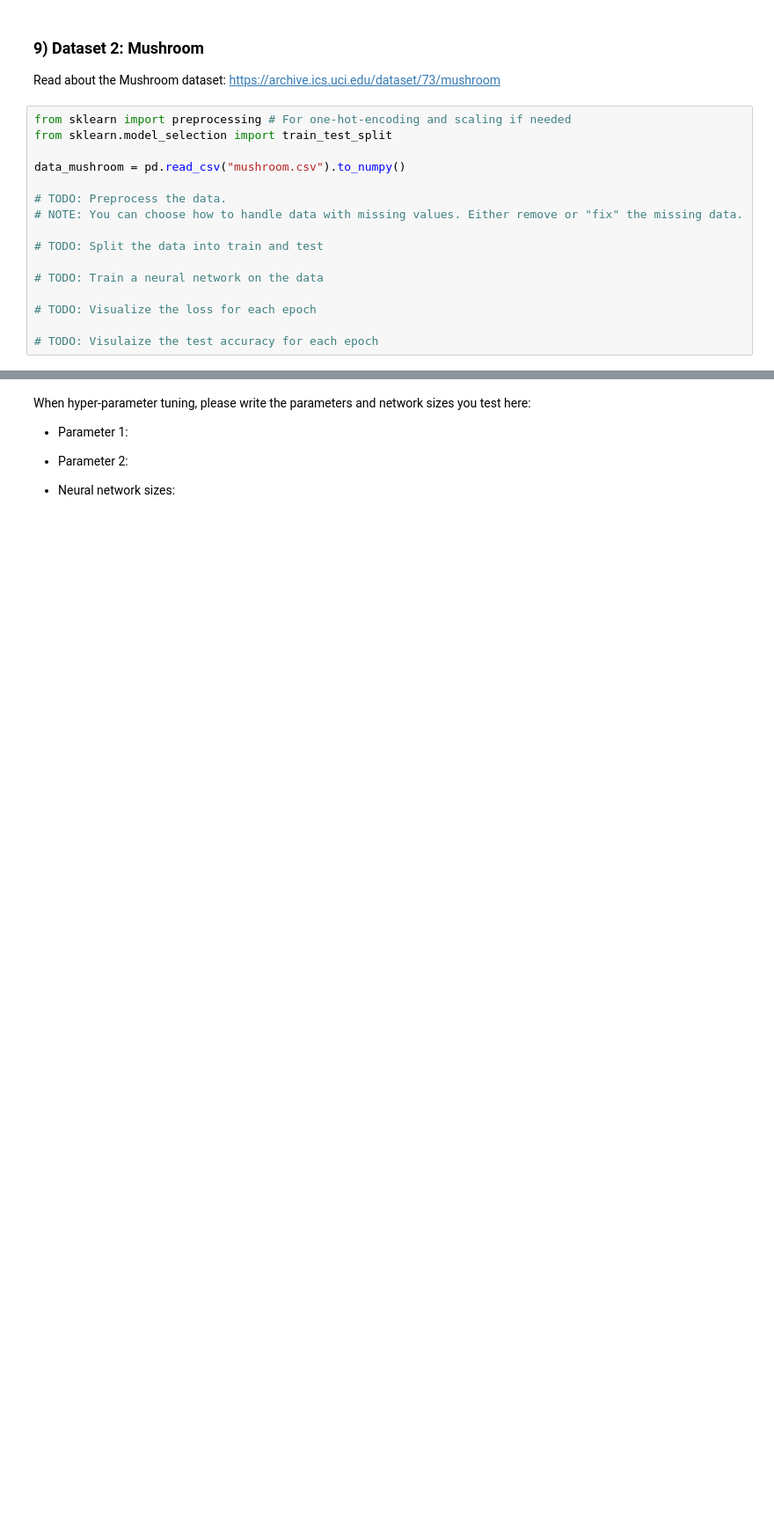
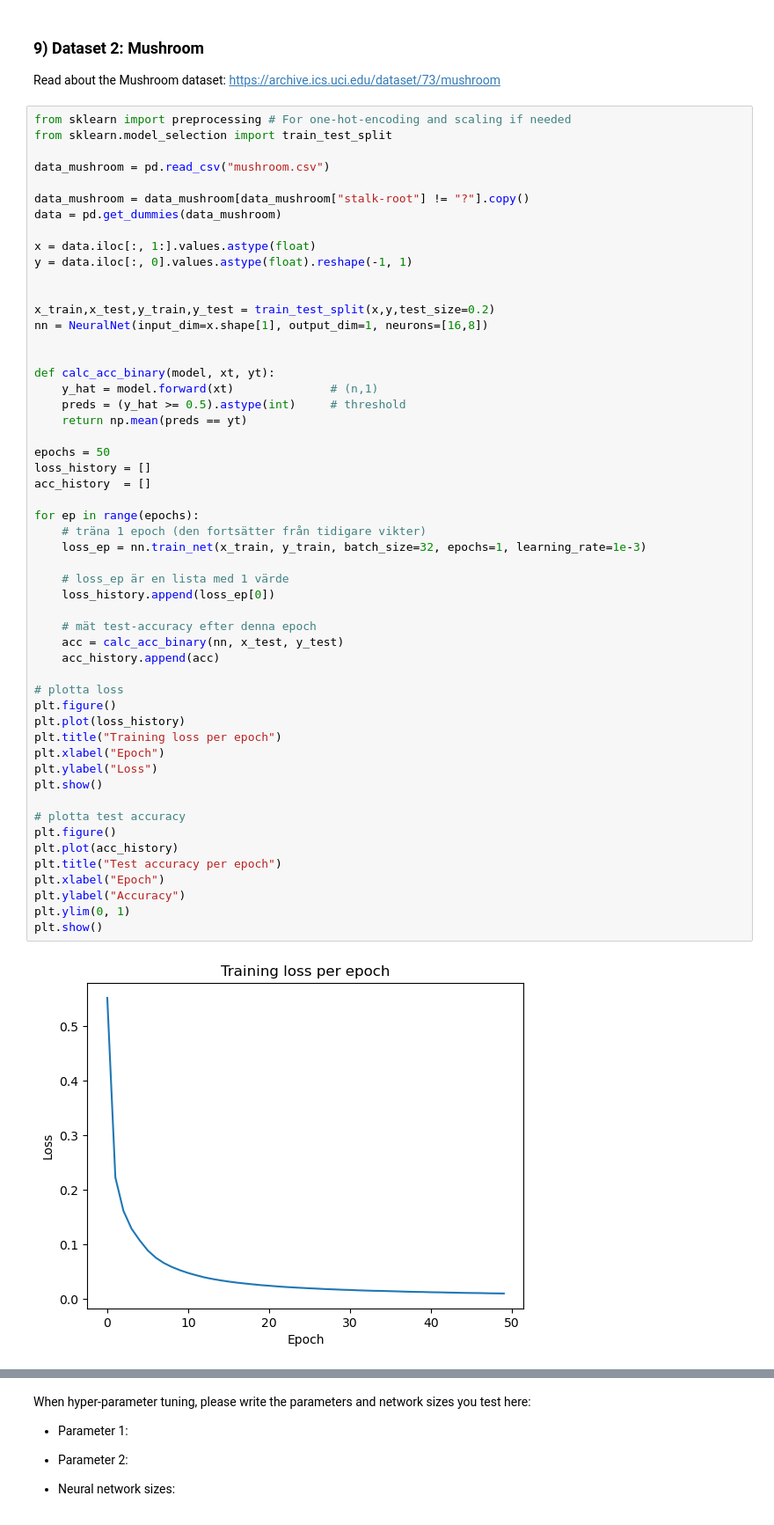
Before and after one commit to EdiOne07/Neural_Network, a Jupyter notebook: ML-Assignment 3/ML-Assignment 3 - Student names.ipynb, the cells around one changed output, grey strips where cells are left out. Shown at 88% size. Cells and saved outputs as stored; diff of their text form; blank space fills up the shorter version.

```diff
--- a/ML-Assignment 3/ML-Assignment 3 - Student names.ipynb
+++ b/ML-Assignment 3/ML-Assignment 3 - Student names.ipynb
@@ -510,16 +510,55 @@ Read about the Mushroom dataset: https://archive.ics.uci.edu/dataset/73/mushroom
 # %%
 from sklearn import preprocessing # For one-hot-encoding and scaling if needed
 from sklearn.model_selection import train_test_split
 
-data_mushroom = pd.read_csv("mushroom.csv").to_numpy()
+data_mushroom = pd.read_csv("mushroom.csv")
 
-# TODO: Preprocess the data.
-# NOTE: You can choose how to handle data with missing values. Either remove or "fix" the missing data.
+data_mushroom = data_mushroom[data_mushroom["stalk-root"] != "?"].copy()
+data = pd.get_dummies(data_mushroom)
 
-# TODO: Split the data into train and test
+x = data.iloc[:, 1:].values.astype(float)
+y = data.iloc[:, 0].values.astype(float).reshape(-1, 1)
 
-# TODO: Train a neural network on the data
 
-# TODO: Visualize the loss for each epoch
+x_train,x_test,y_train,y_test = train_test_split(x,y,test_size=0.2)
+nn = NeuralNet(input_dim=x.shape[1], output_dim=1, neurons=[16,8])
 
-# TODO: Visulaize the test accuracy for each epoch
+
+def calc_acc_binary(model, xt, yt):
+    y_hat = model.forward(xt)              # (n,1)
+    preds = (y_hat >= 0.5).astype(int)     # threshold
+    return np.mean(preds == yt)
+
+epochs = 50
+loss_history = []
+acc_history  = []
+
+for ep in range(epochs):
+    # träna 1 epoch (den fortsätter från tidigare vikter)
+    loss_ep = nn.train_net(x_train, y_train, batch_size=32, epochs=1, learning_rate=1e-3)
+
+    # loss_ep är en lista med 1 värde
+    loss_history.append(loss_ep[0])
+
+    # mät test-accuracy efter denna epoch
+    acc = calc_acc_binary(nn, x_test, y_test)
+    acc_history.append(acc)
+
+# plotta loss
+plt.figure()
+plt.plot(loss_history)
+plt.title("Training loss per epoch")
+plt.xlabel("Epoch")
+plt.ylabel("Loss")
+plt.show()
+
+# plotta test accuracy
+plt.figure()
+plt.plot(acc_history)
+plt.title("Test accuracy per epoch")
+plt.xlabel("Epoch")
+plt.ylabel("Accuracy")
+plt.ylim(0, 1)
+plt.show()
+# %% [output]
+[figure, added]
```
Also changed, not shown: parts of 2 cells of this notebook.
